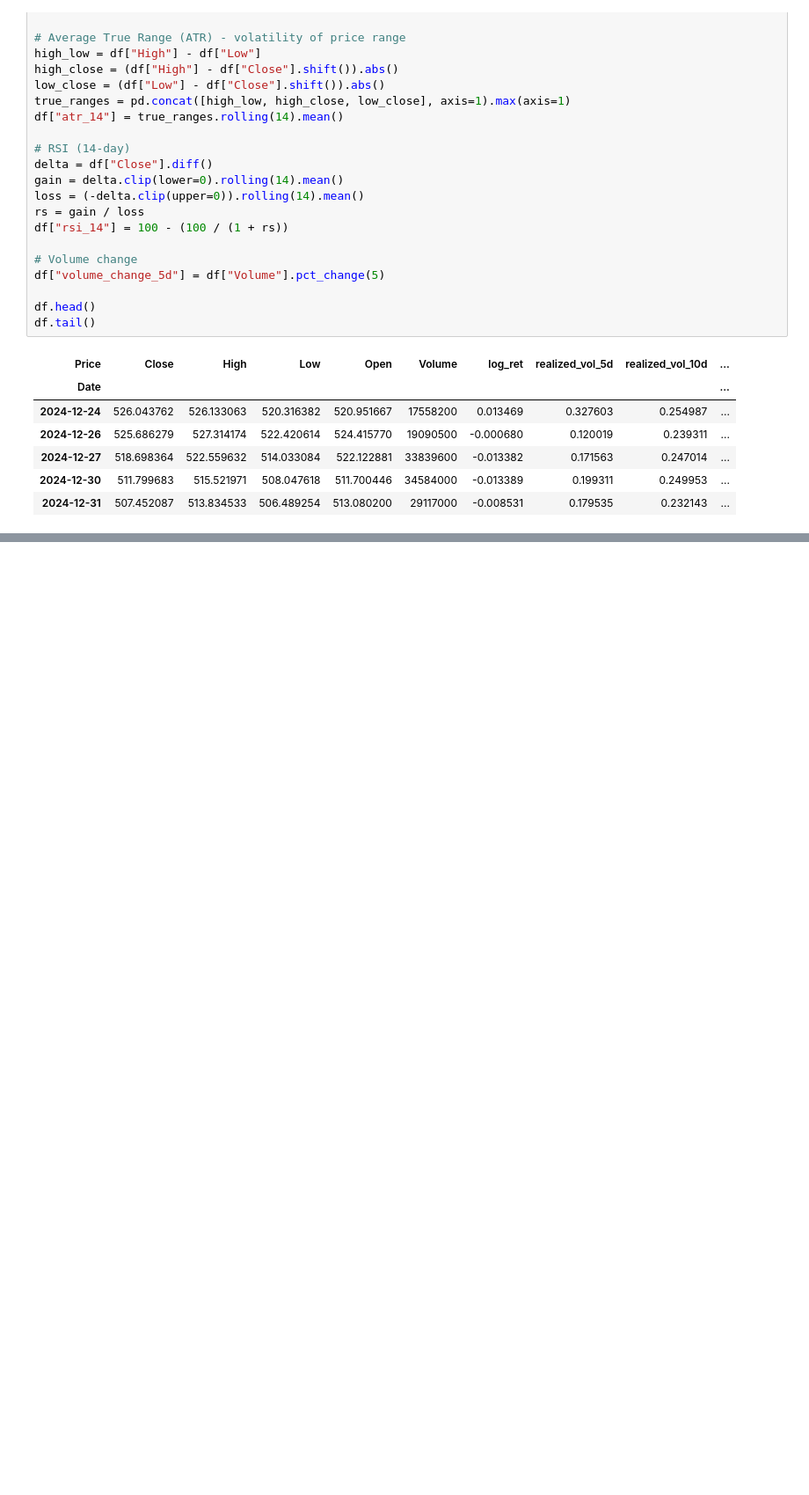
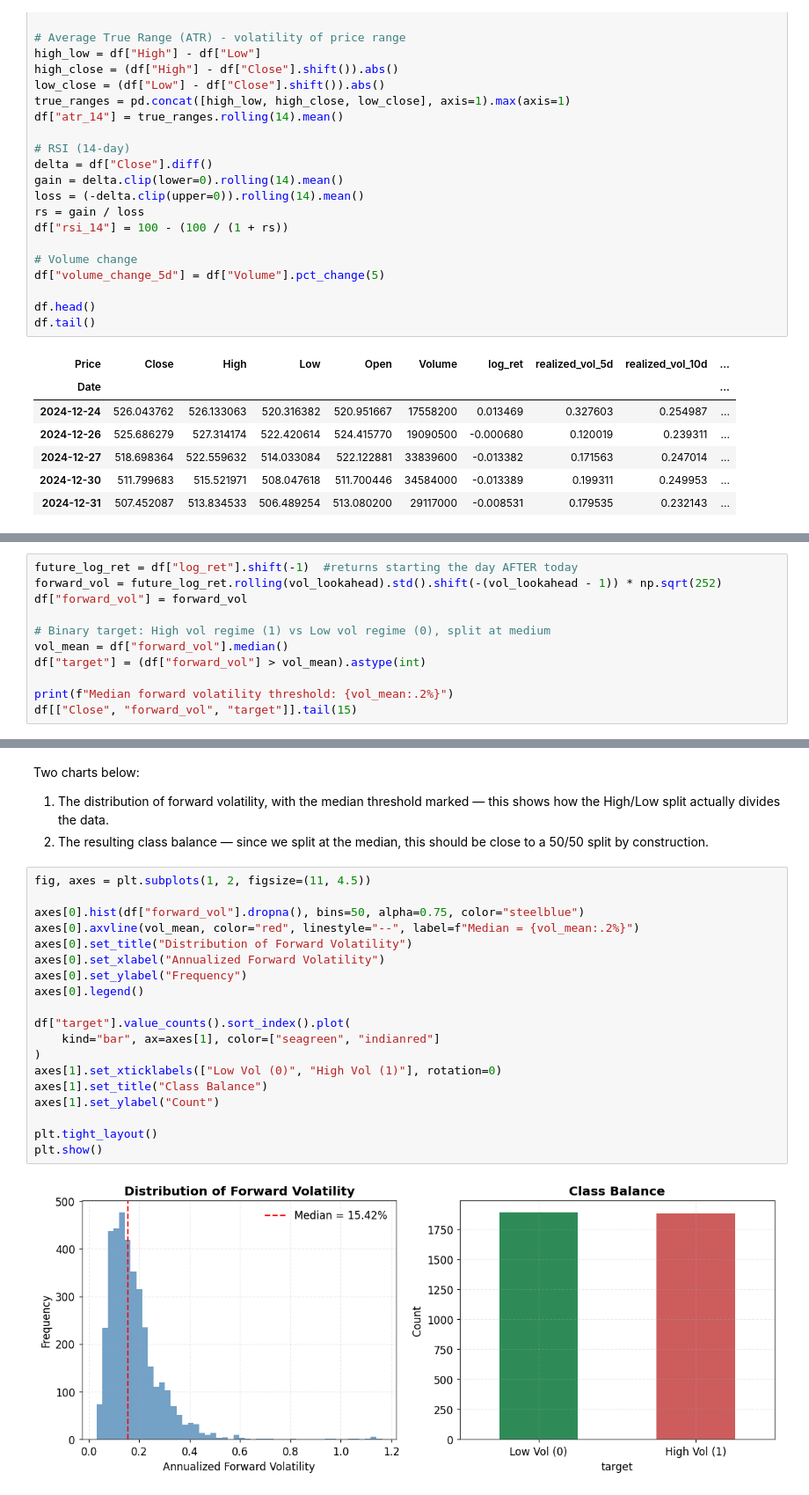
Before and after one commit to TWAPZCODE/Quant-Research, a Jupyter notebook: Volatility_Regime_Classifier.ipynb, the cells around one changed output, grey strips where cells are left out. Shown at 88% size. Drawn from its saved outputs; the diff is of its cells as text; blank space fills up the shorter version.

```diff
--- a/Volatility_Regime_Classifier.ipynb
+++ b/Volatility_Regime_Classifier.ipynb
@@ -82,0 +160,11 @@ future_log_ret
+# %%
+future_log_ret = df["log_ret"].shift(-1)  #returns starting the day AFTER today
+forward_vol = future_log_ret.rolling(vol_lookahead).std().shift(-(vol_lookahead - 1)) * np.sqrt(252)
+df["forward_vol"] = forward_vol
+
+# Binary target: High vol regime (1) vs Low vol regime (0), split at medium
+vol_mean = df["forward_vol"].median()
+df["target"] = (df["forward_vol"] > vol_mean).astype(int)
+
+print(f"Median forward volatility threshold: {vol_mean:.2%}")
+df[["Close", "forward_vol", "target"]].tail(15)
@@ -82,0 +190,26 @@ future_log_ret
+# %% [markdown]
+Two charts below:
+
+1. The distribution of forward volatility, with the median threshold marked — this shows how the High/Low split actually divides the data.
+2. The resulting class balance — since we split at the median, this should be close to a 50/50 split by construction.
+# %%
+fig, axes = plt.subplots(1, 2, figsize=(11, 4.5))
+
+axes[0].hist(df["forward_vol"].dropna(), bins=50, alpha=0.75, color="steelblue")
+axes[0].axvline(vol_mean, color="red", linestyle="--", label=f"Median = {vol_mean:.2%}")
+axes[0].set_title("Distribution of Forward Volatility")
+axes[0].set_xlabel("Annualized Forward Volatility")
+axes[0].set_ylabel("Frequency")
+axes[0].legend()
+
+df["target"].value_counts().sort_index().plot(
+    kind="bar", ax=axes[1], color=["seagreen", "indianred"]
+)
+axes[1].set_xticklabels(["Low Vol (0)", "High Vol (1)"], rotation=0)
+axes[1].set_title("Class Balance")
+axes[1].set_ylabel("Count")
+
+plt.tight_layout()
+plt.show()
+# %% [output]
+[figure, added]
```
Also changed, not shown: parts of 11 cells of this notebook.
